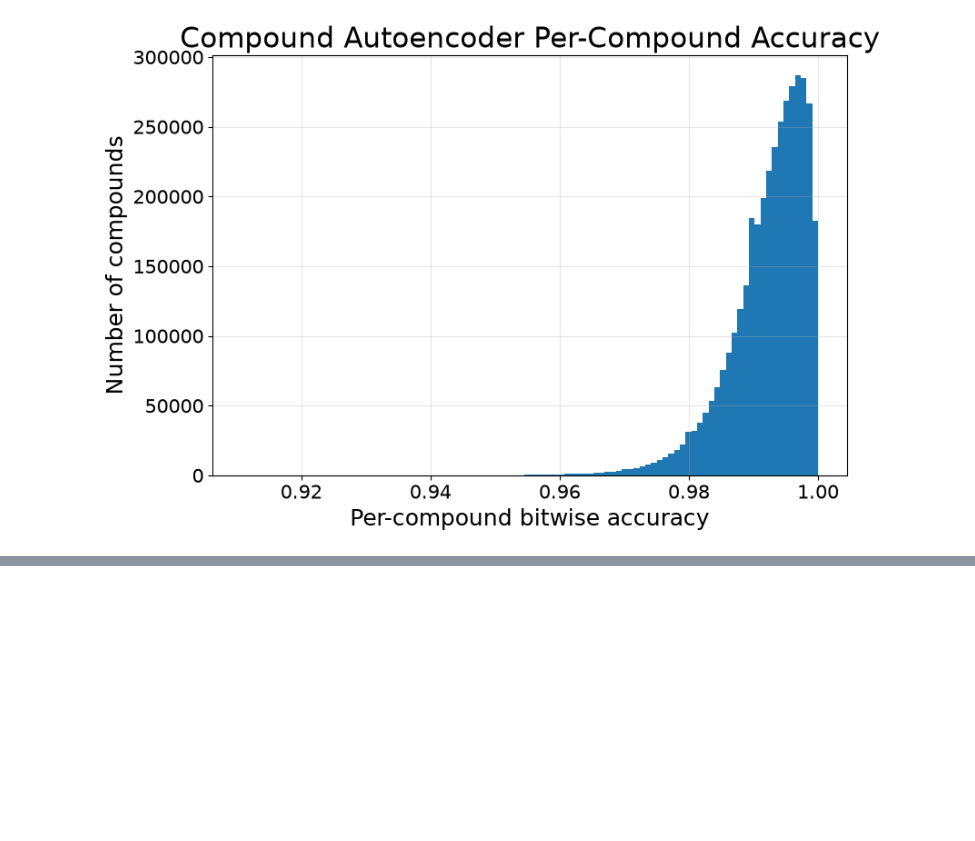
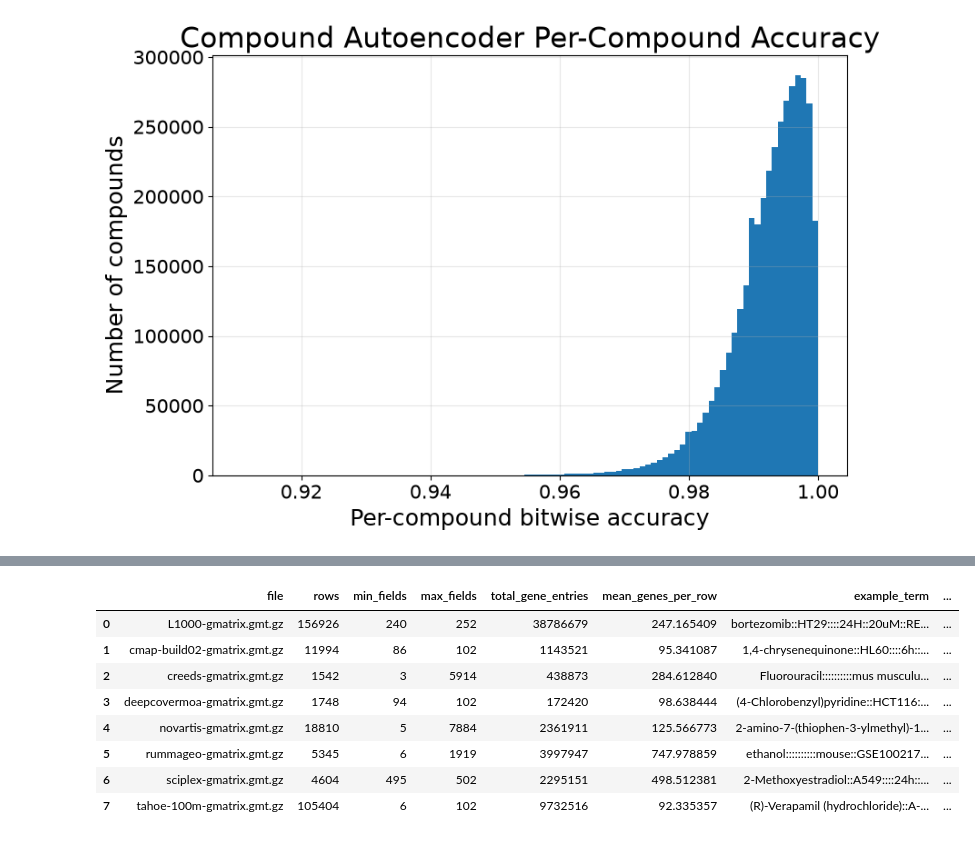
Before and after one commit to mell508-gif/predicting-predictability, a Jupyter notebook: data/july_wraps.ipynb, the cells around one changed output, grey strips where cells are left out. Cells and saved outputs as stored; diff of their text form; code cells hidden in the pictures; blank space fills up the shorter version.

```diff
--- a/data/july_wraps.ipynb
+++ b/data/july_wraps.ipynb
@@ -2326,0 +2405,50 @@ plt.show()
+# %%
+inventory = []
+
+for path in files:
+    n_lines = 0
+    min_fields = None
+    max_fields = 0
+    total_gene_entries = 0
+    example_term = None
+
+    start = time.time()
+
+    with gzip.open(path, "rt", errors="replace") as f:
+        for line in f:
+            parts = line.rstrip("\n").split("\t")
+            n_fields = len(parts)
+
+            if example_term is None and len(parts) > 0:
+                example_term = parts[0]
+
+            min_fields = n_fields if min_fields is None else min(min_fields, n_fields)
+            max_fields = max(max_fields, n_fields)
+            total_gene_entries += max(0, n_fields - 2)
+            n_lines += 1
+
+    inventory.append({
+        "file": path.name,
+        "rows": n_lines,
+        "min_fields": min_fields,
+        "max_fields": max_fields,
+        "total_gene_entries": total_gene_entries,
+        "mean_genes_per_row": total_gene_entries / n_lines if n_lines else np.nan,
+        "example_term": example_term,
+        "elapsed_sec": time.time() - start
+    })
+
+inventory_df = pd.DataFrame(inventory)
+inventory_df.to_csv(STEP2_OUT_DIR / "step2_gmt_file_inventory.csv", index=False)
+
+inventory_df
+# %% [output]
+|  | file | rows | min_fields | max_fields | total_gene_entries | mean_genes_per_row | example_term | ... |
+| 0 | L1000-gmatrix.gmt.gz | 156926 | 240 | 252 | 38786679 | 247.165409 | bortezomib::HT29::::24H::20uM::RE... | ... |
+| 1 | cmap-build02-gmatrix.gmt.gz | 11994 | 86 | 102 | 1143521 | 95.341087 | 1,4-chrysenequinone::HL60::::6h::... | ... |
+| 2 | creeds-gmatrix.gmt.gz | 1542 | 3 | 5914 | 438873 | 284.612840 | Fluorouracil::::::::::mus musculu... | ... |
+| 3 | deepcovermoa-gmatrix.gmt.gz | 1748 | 94 | 102 | 172420 | 98.638444 | (4-Chlorobenzyl)pyridine::HCT116:... | ... |
+| 4 | novartis-gmatrix.gmt.gz | 18810 | 5 | 7884 | 2361911 | 125.566773 | 2-amino-7-(thiophen-3-ylmethyl)-1... | ... |
+| 5 | rummageo-gmatrix.gmt.gz | 5345 | 6 | 1919 | 3997947 | 747.978859 | ethanol::::::::::mouse::GSE100217... | ... |
+| 6 | sciplex-gmatrix.gmt.gz | 4604 | 495 | 502 | 2295151 | 498.512381 | 2-Methoxyestradiol::A549::::24h::... | ... |
+| 7 | tahoe-100m-gmatrix.gmt.gz | 105404 | 6 | 102 | 9732516 | 92.335357 | (R)-Verapamil (hydrochloride)::A-... | ... |
```
Also changed, not shown: parts of 14 cells of this notebook, 12 other files.
